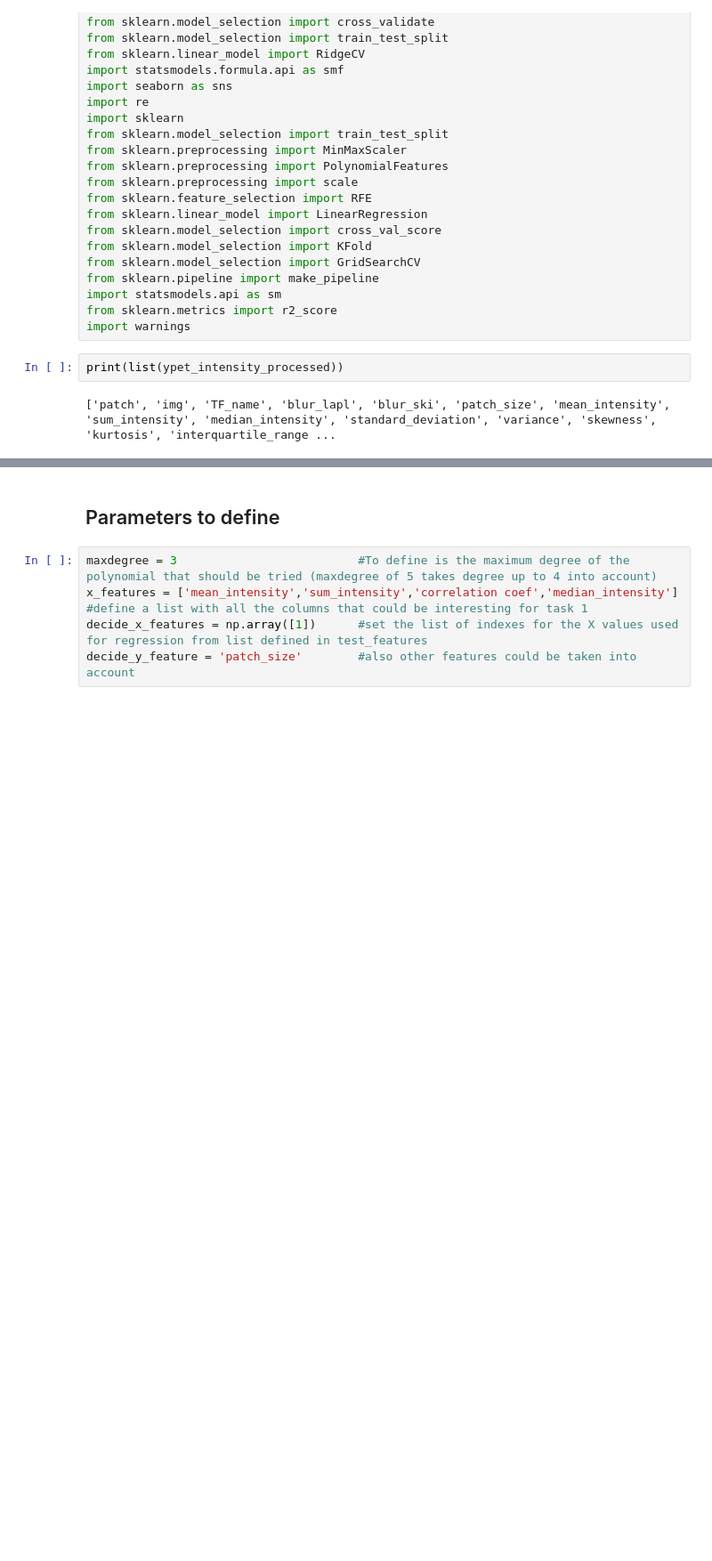
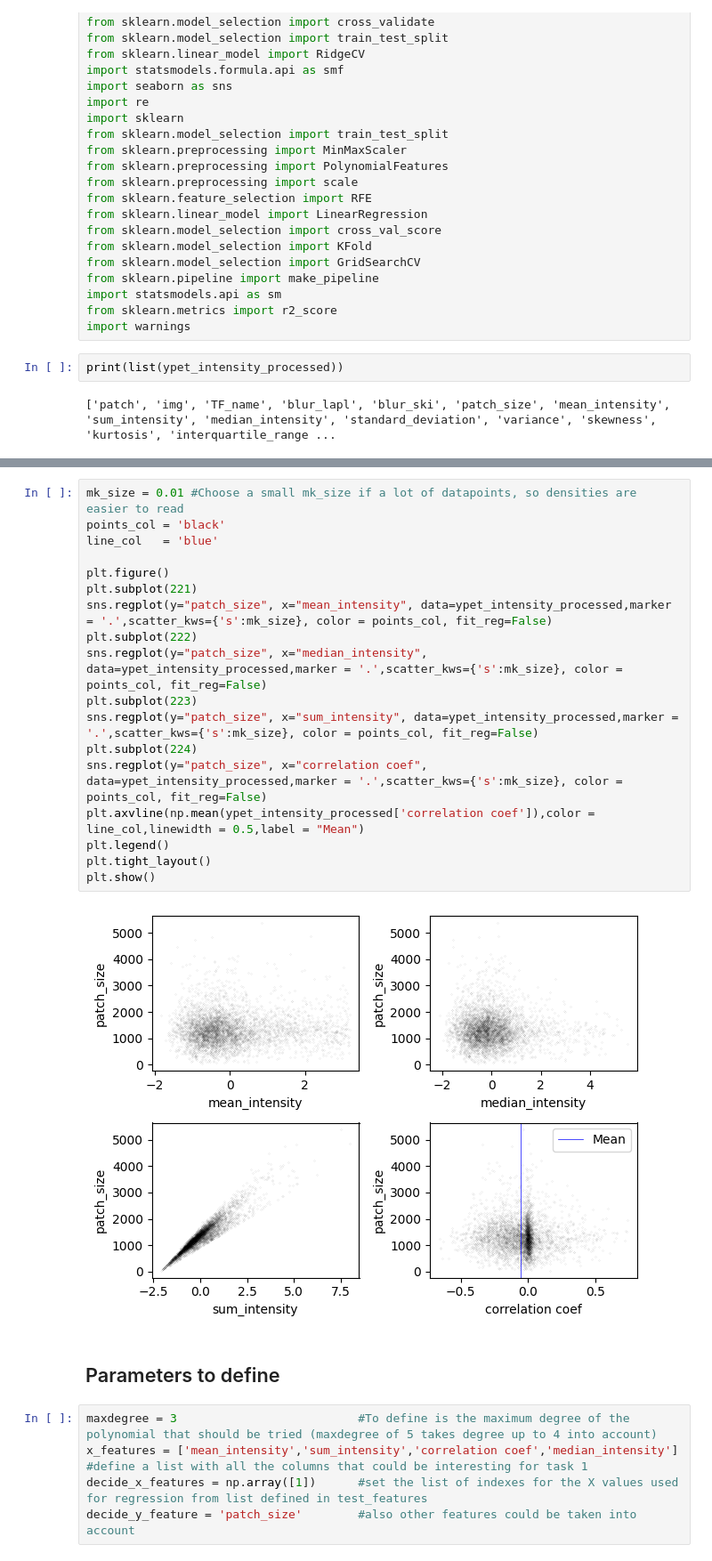
Before and after one commit to CS-433/ml-project-2-transcripted_cherry, a Jupyter notebook: Jupyter notebooks/classification.ipynb, the cells around one changed output, grey strips where cells are left out. Shown at 89% size. Saved outputs shown, nothing was run; the diff lists cells and outputs as text; blank space fills up the shorter version.

```diff
--- a/Jupyter notebooks/classification.ipynb
+++ b/Jupyter notebooks/classification.ipynb
@@ -666,3 +648,23 @@ plt.show()
+# %%
+mk_size = 0.01 #Choose a small mk_size if a lot of datapoints, so densities are easier to read
+points_col = 'black'
+line_col   = 'blue'
+
+plt.figure()
+plt.subplot(221)
+sns.regplot(y="patch_size", x="mean_intensity", data=ypet_intensity_processed,marker = '.',scatter_kws={'s':mk_size}, color = points_col, fit_reg=False)
+plt.subplot(222)
+sns.regplot(y="patch_size", x="median_intensity", data=ypet_intensity_processed,marker = '.',scatter_kws={'s':mk_size}, color = points_col, fit_reg=False)
+plt.subplot(223)
+sns.regplot(y="patch_size", x="sum_intensity", data=ypet_intensity_processed,marker = '.',scatter_kws={'s':mk_size}, color = points_col, fit_reg=False)
+plt.subplot(224)
+sns.regplot(y="patch_size", x="correlation coef", data=ypet_intensity_processed,marker = '.',scatter_kws={'s':mk_size}, color = points_col, fit_reg=False)
+plt.axvline(np.mean(ypet_intensity_processed['correlation coef']),color = line_col,linewidth = 0.5,label = "Mean")
+plt.legend()
+plt.tight_layout()
+plt.show()
+# %% [output]
+[figure, added]
 # %% [markdown]
 ## Parameters to define
 # %%
```
Also changed, not shown: parts of 7 cells of this notebook, 3 other files.
